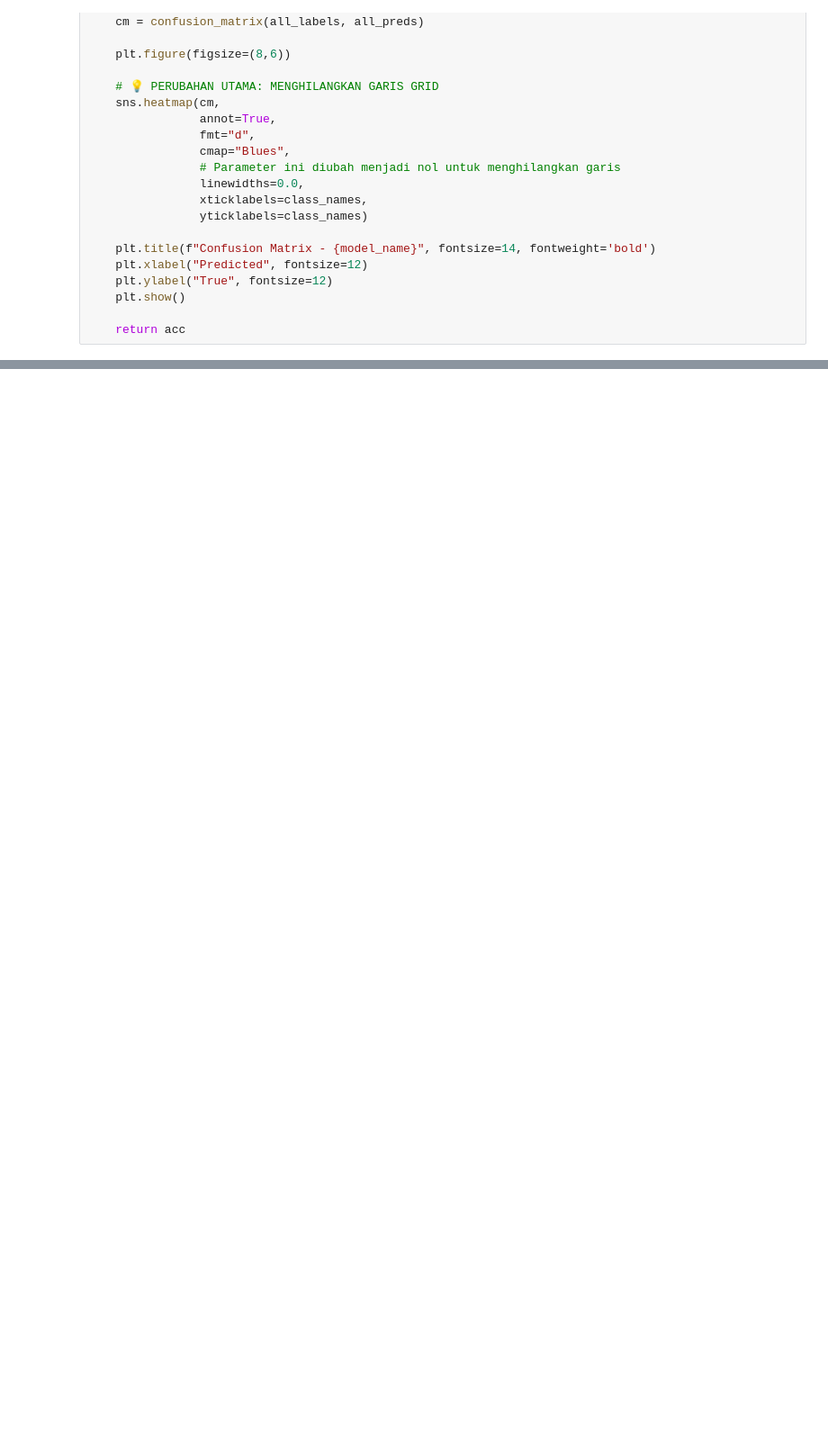
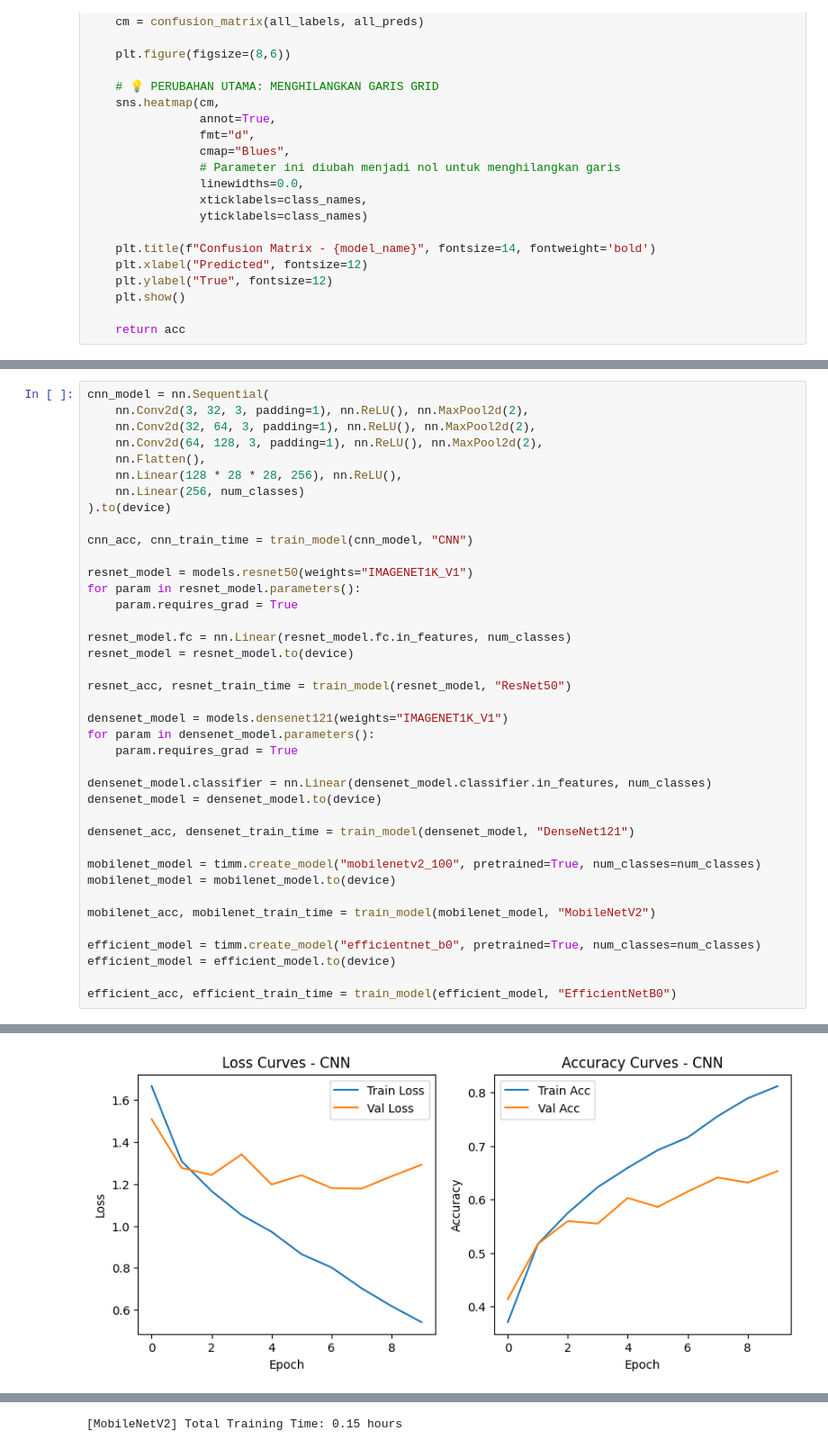
Before and after one commit to Prast667/Prit, a Jupyter notebook: Untitled1.ipynb, the cells around one changed output, grey strips where cells are left out. Shown at 90% size. Saved outputs shown, nothing was run; the diff lists cells and outputs as text; blank space fills up the shorter version.

```diff
--- a/Untitled1.ipynb
+++ b/Untitled1.ipynb
@@ -767,0 +1010,40 @@ Index(['Model', 'Test_Accuracy'], dtype='object')
+# %%
+cnn_model = nn.Sequential(
+    nn.Conv2d(3, 32, 3, padding=1), nn.ReLU(), nn.MaxPool2d(2),
+    nn.Conv2d(32, 64, 3, padding=1), nn.ReLU(), nn.MaxPool2d(2),
+    nn.Conv2d(64, 128, 3, padding=1), nn.ReLU(), nn.MaxPool2d(2),
+    nn.Flatten(),
+    nn.Linear(128 * 28 * 28, 256), nn.ReLU(),
+    nn.Linear(256, num_classes)
+).to(device)
+
+cnn_acc, cnn_train_time = train_model(cnn_model, "CNN")
+
+resnet_model = models.resnet50(weights="IMAGENET1K_V1")
+for param in resnet_model.parameters():
+    param.requires_grad = True
+
+resnet_model.fc = nn.Linear(resnet_model.fc.in_features, num_classes)
+resnet_model = resnet_model.to(device)
+
+resnet_acc, resnet_train_time = train_model(resnet_model, "ResNet50")
+
+densenet_model = models.densenet121(weights="IMAGENET1K_V1")
+for param in densenet_model.parameters():
+    param.requires_grad = True
+
+densenet_model.classifier = nn.Linear(densenet_model.classifier.in_features, num_classes)
+densenet_model = densenet_model.to(device)
+
+densenet_acc, densenet_train_time = train_model(densenet_model, "DenseNet121")
+
+mobilenet_model = timm.create_model("mobilenetv2_100", pretrained=True, num_classes=num_classes)
+mobilenet_model = mobilenet_model.to(device)
+
+mobilenet_acc, mobilenet_train_time = train_model(mobilenet_model, "MobileNetV2")
+
+efficient_model = timm.create_model("efficientnet_b0", pretrained=True, num_classes=num_classes)
+efficient_model = efficient_model.to(device)
+
+efficient_acc, efficient_train_time = train_model(efficient_model, "EfficientNetB0")
+# %% [output]
@@ -767,0 +1060 @@ Index(['Model', 'Test_Accuracy'], dtype='object')
+[figure, added]
@@ -767,0 +1098 @@ Index(['Model', 'Test_Accuracy'], dtype='object')
+[MobileNetV2] Total Training Time: 0.15 hours
```
Also changed, not shown: parts of 17 cells of this notebook.
